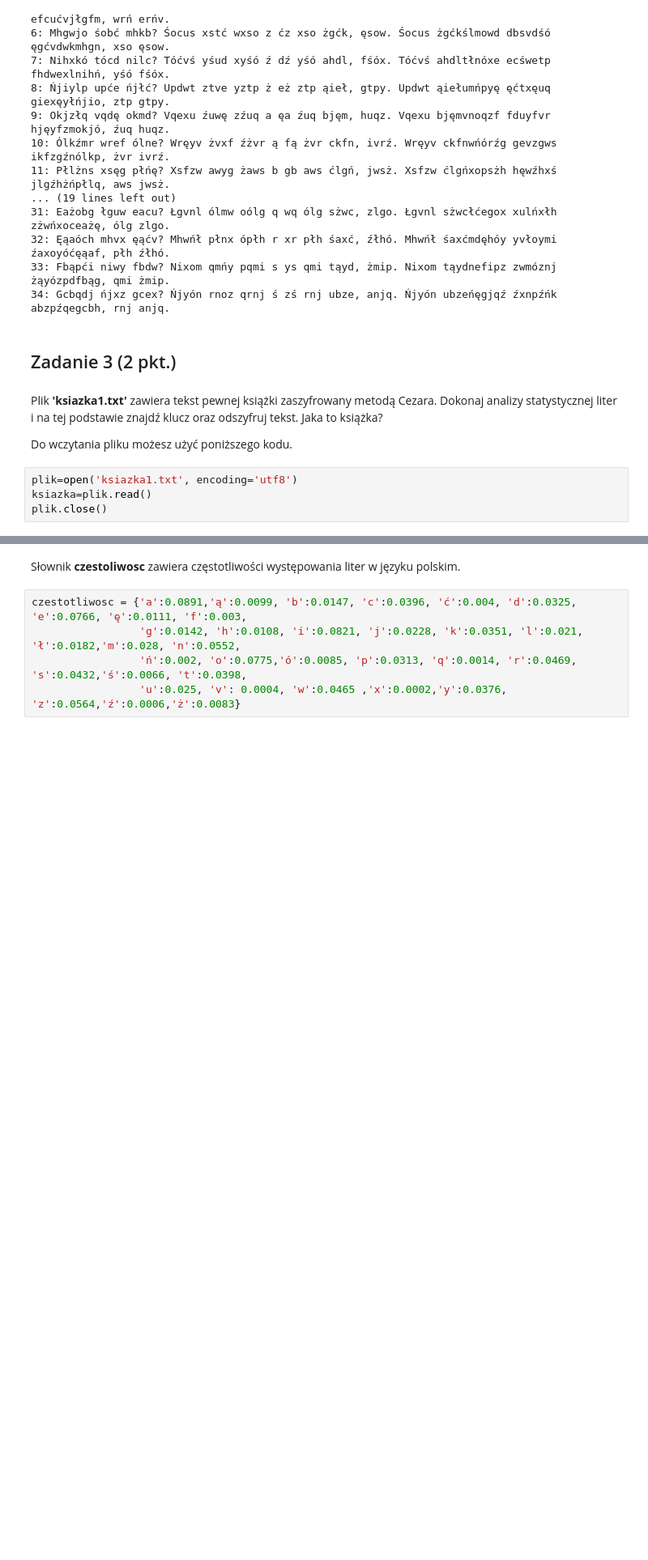
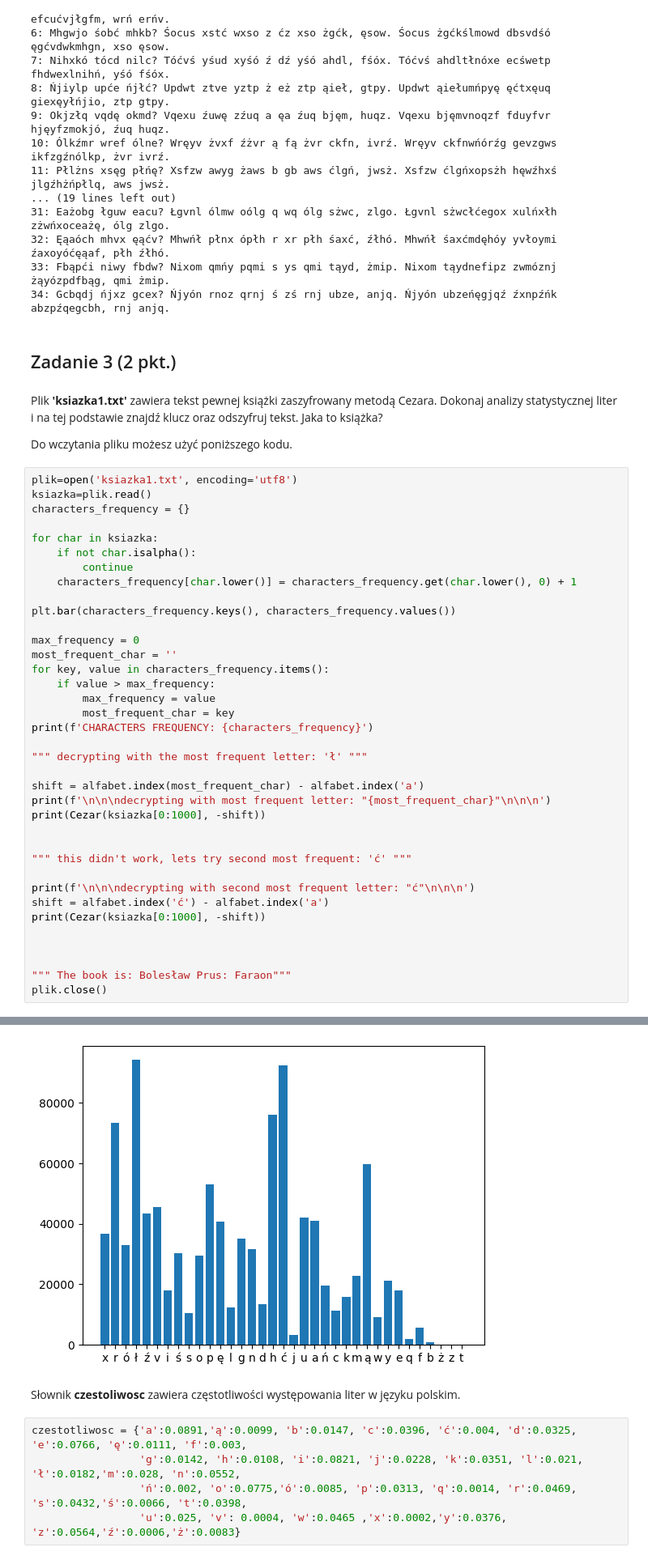
Before and after one commit to mawojcik/cryptography, a Jupyter notebook: Lista1/Lista1.ipynb, the cells around one changed output, grey strips where cells are left out. Shown: that part at 81% size. Drawn from its saved outputs; the diff is of its cells as text; blank space fills up the shorter version.

```diff
--- a/Lista1/Lista1.ipynb
+++ b/Lista1/Lista1.ipynb
@@ -93,7 +95,41 @@ for number in range(len(alfabet)):
 Plik **'ksiazka1.txt'** zawiera tekst pewnej książki zaszyfrowany metodą Cezara. Dokonaj analizy statystycznej liter i na tej podstawie znajdź klucz oraz odszyfruj tekst. Jaka to książka?
 
 Do wczytania pliku możesz użyć poniższego kodu.
-# %%
-plik=open('ksiazka1.txt', encoding='utf8')
-ksiazka=plik.read()
-plik.close()
+# %%
+plik=open('ksiazka1.txt', encoding='utf8')
+ksiazka=plik.read()
+characters_frequency = {}
+
+for char in ksiazka:
+    if not char.isalpha():
+        continue
+    characters_frequency[char.lower()] = characters_frequency.get(char.lower(), 0) + 1
+
+plt.bar(characters_frequency.keys(), characters_frequency.values())
+
+max_frequency = 0
+most_frequent_char = ''
+for key, value in characters_frequency.items():
+    if value > max_frequency:
+        max_frequency = value
+        most_frequent_char = key
+print(f'CHARACTERS FREQUENCY: {characters_frequency}')
+
+""" decrypting with the most frequent letter: 'ł' """
+
+shift = alfabet.index(most_frequent_char) - alfabet.index('a')
+print(f'\n\n\ndecrypting with most frequent letter: "{most_frequent_char}"\n\n\n')
+print(Cezar(ksiazka[0:1000], -shift))
+
+
+""" this didn't work, lets try second most frequent: 'ć' """
+
+print(f'\n\n\ndecrypting with second most frequent letter: "ć"\n\n\n')
+shift = alfabet.index('ć') - alfabet.index('a')
+print(Cezar(ksiazka[0:1000], -shift))
+
+
+
+""" The book is: Bolesław Prus: Faraon"""
+plik.close()
+# %% [output]
@@ -100,3 +153,4 @@ plik.close()
+[figure, added]
 # %% [markdown]
 Słownik **czestoliwosc** zawiera częstotliwości występowania liter w języku polskim.
 # %%
```
Also changed, not shown: parts of 2 cells of this notebook.
